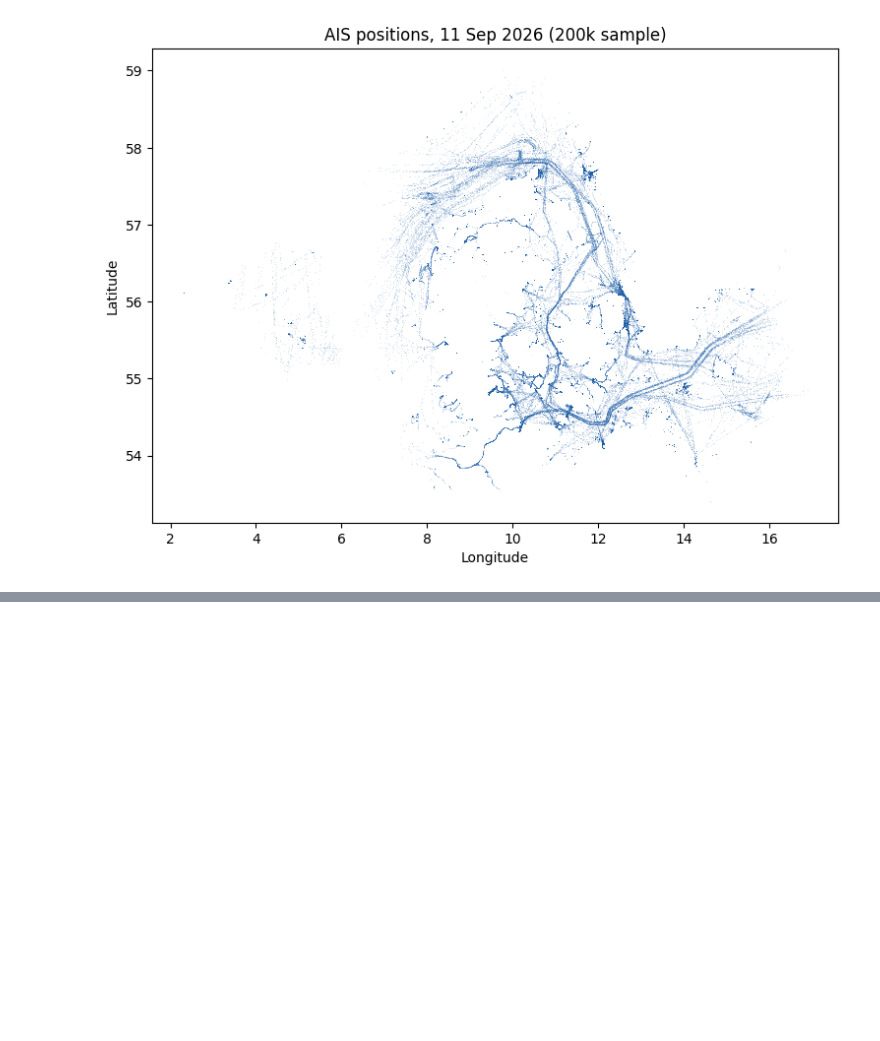
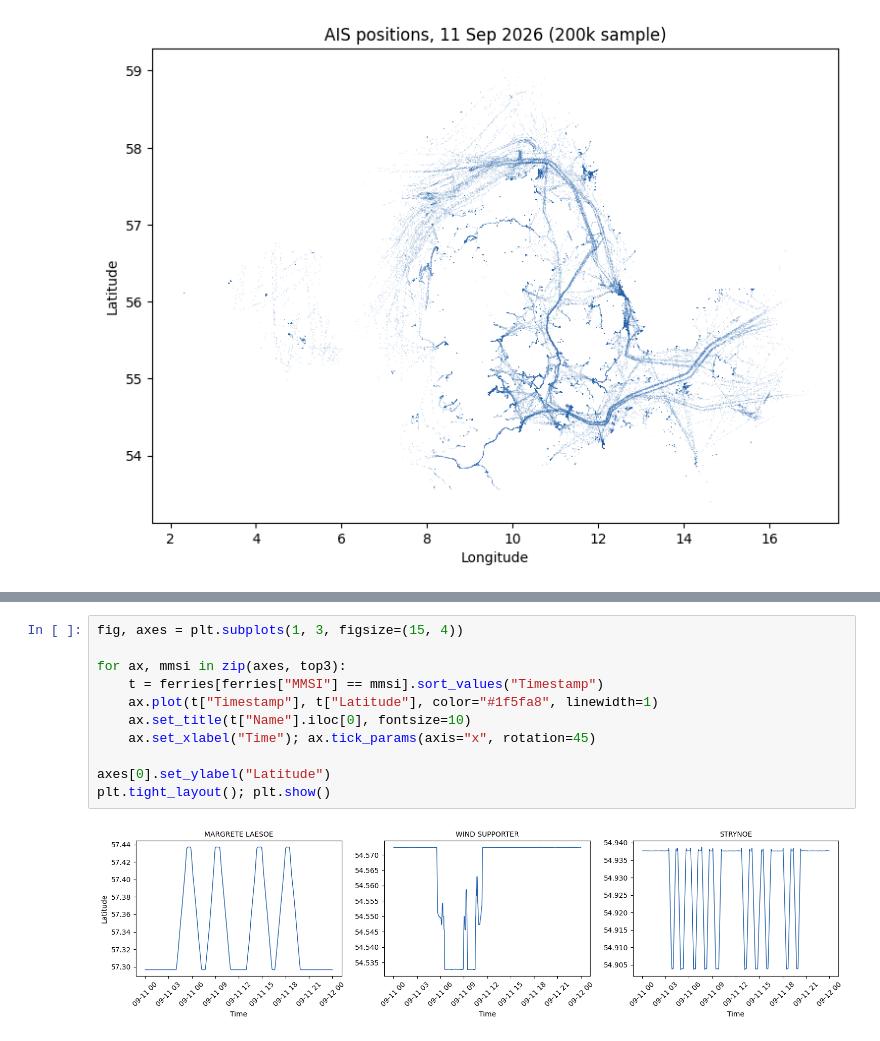
Before and after one commit to abir171915/vessel_tracking, a Jupyter notebook: ve_track.ipynb, the cells around one changed output, grey strips where cells are left out. Saved outputs shown, nothing was run; the diff lists cells and outputs as text; blank space fills up the shorter version.

```diff
--- a/ve_track.ipynb
+++ b/ve_track.ipynb
@@ -403,0 +438,13 @@ plt.show()
+# %%
+fig, axes = plt.subplots(1, 3, figsize=(15, 4))
+
+for ax, mmsi in zip(axes, top3):
+    t = ferries[ferries["MMSI"] == mmsi].sort_values("Timestamp")
+    ax.plot(t["Timestamp"], t["Latitude"], color="#1f5fa8", linewidth=1)
+    ax.set_title(t["Name"].iloc[0], fontsize=10)
+    ax.set_xlabel("Time"); ax.tick_params(axis="x", rotation=45)
+
+axes[0].set_ylabel("Latitude")
+plt.tight_layout(); plt.show()
+# %% [output]
+[figure, added]
```
Also changed, not shown: parts of 21 cells of this notebook.
